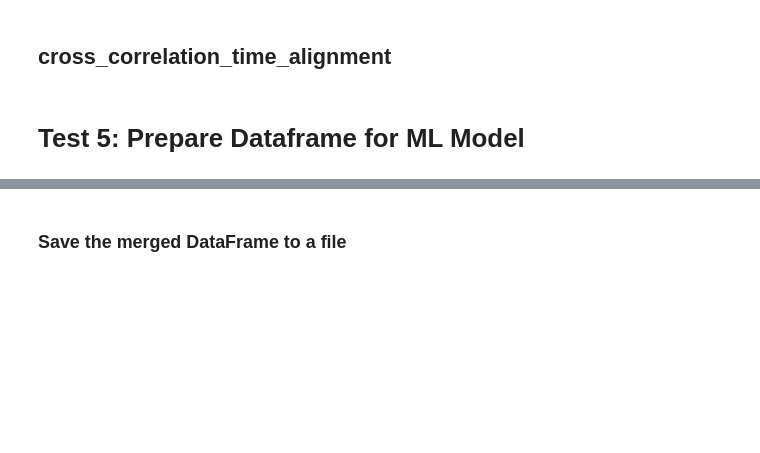
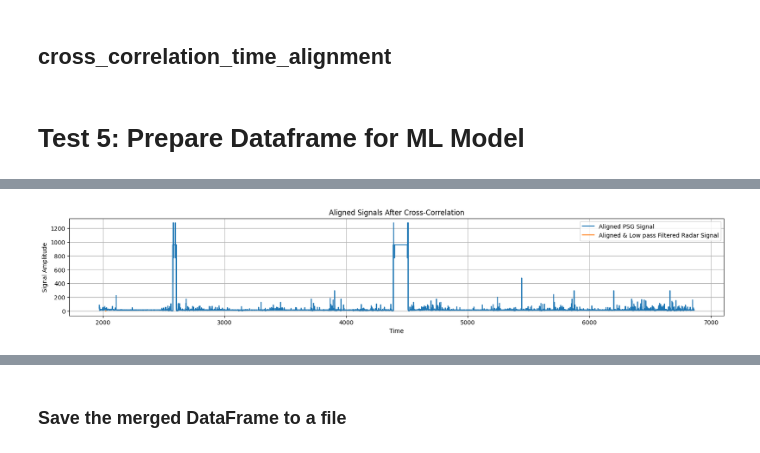
Before and after one commit to w-zzzz/SleepLab, a Jupyter notebook: event_loader_sleep.ipynb, the cells around one changed output, grey strips where cells are left out. Cells and saved outputs as stored; diff of their text form; code cells hidden in the pictures; blank space fills up the shorter version.

```diff
--- a/event_loader_sleep.ipynb
+++ b/event_loader_sleep.ipynb
@@ -1890,2 +1984,16 @@ plt.show()
+# %%
+# Plot the aligned signals
+plt.figure(figsize=(20, 3))
+plt.plot(rsp_signals['RSP_Rate'], label='Aligned PSG Signal')
+plt.plot(radar_aligned, label='Aligned & Low pass Filtered Radar Signal')
+# plt.plot(radar_resampled, label='Low pass Filtered Radar Signal')
+plt.xlabel('Time')
+plt.ylabel('Signal Amplitude')
+plt.title('Aligned Signals After Cross-Correlation')
+plt.legend()
+plt.grid(True)
+plt.show()
+# %% [output]
+[figure, added]
 # %%
 merged_aligned_df = psg_aligned.copy()
```
Also changed, not shown: parts of 52 cells of this notebook, 2 other files.
